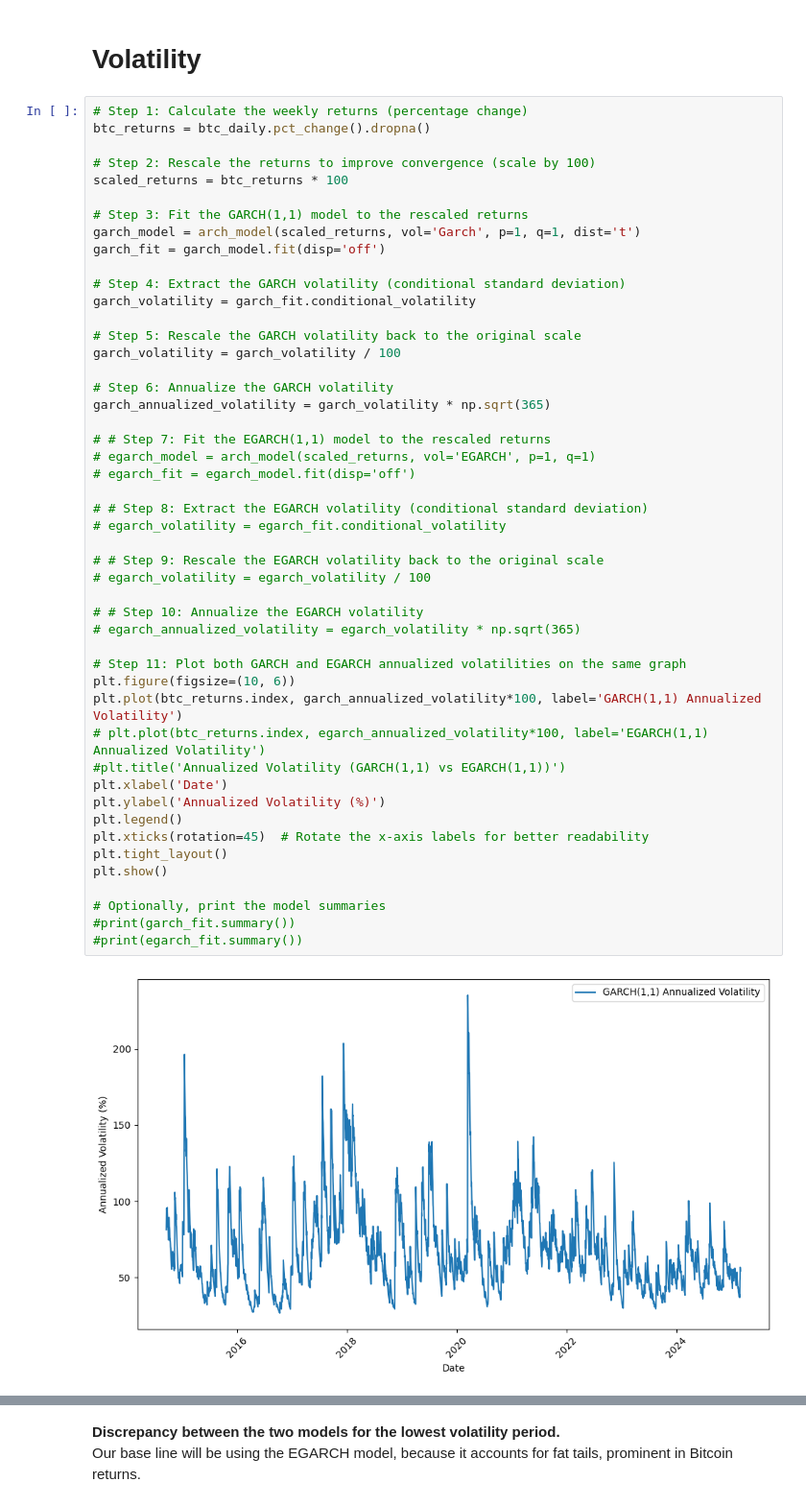
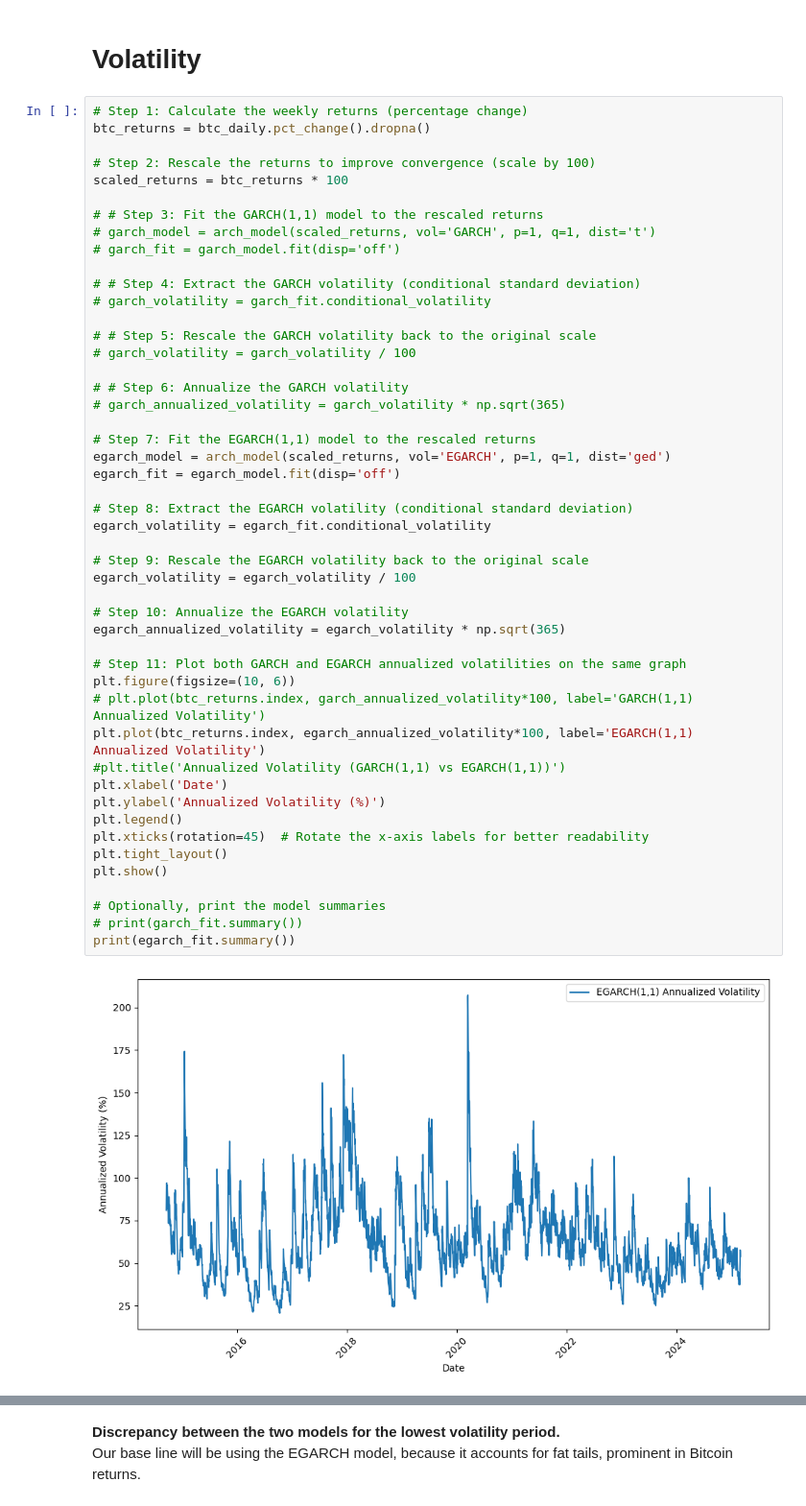
Before and after one commit to ugoescato/Applied-Master-Project, a Jupyter notebook: historical_analysis_daily.ipynb, the cells around one changed output, grey strips where cells are left out. Shown at 96% size. Saved outputs shown, nothing was run; the diff lists cells and outputs as text.

```diff
--- a/historical_analysis_daily.ipynb
+++ b/historical_analysis_daily.ipynb
@@ -103,50 +103,50 @@ plt.show()
 # %%
 # Step 1: Calculate the weekly returns (percentage change)
 btc_returns = btc_daily.pct_change().dropna()
 
 # Step 2: Rescale the returns to improve convergence (scale by 100)
 scaled_returns = btc_returns * 100
 
-# Step 3: Fit the GARCH(1,1) model to the rescaled returns
-garch_model = arch_model(scaled_returns, vol='Garch', p=1, q=1, dist='t')
-garch_fit = garch_model.fit(disp='off')
+# # Step 3: Fit the GARCH(1,1) model to the rescaled returns
+# garch_model = arch_model(scaled_returns, vol='GARCH', p=1, q=1, dist='t')
+# garch_fit = garch_model.fit(disp='off')
 
-# Step 4: Extract the GARCH volatility (conditional standard deviation)
-garch_volatility = garch_fit.conditional_volatility
+# # Step 4: Extract the GARCH volatility (conditional standard deviation)
+# garch_volatility = garch_fit.conditional_volatility
 
-# Step 5: Rescale the GARCH volatility back to the original scale
-garch_volatility = garch_volatility / 100
+# # Step 5: Rescale the GARCH volatility back to the original scale
+# garch_volatility = garch_volatility / 100
 
-# Step 6: Annualize the GARCH volatility
-garch_annualized_volatility = garch_volatility * np.sqrt(365)
+# # Step 6: Annualize the GARCH volatility
+# garch_annualized_volatility = garch_volatility * np.sqrt(365)
 
-# # Step 7: Fit the EGARCH(1,1) model to the rescaled returns
-# egarch_model = arch_model(scaled_returns, vol='EGARCH', p=1, q=1)
-# egarch_fit = egarch_model.fit(disp='off')
+# Step 7: Fit the EGARCH(1,1) model to the rescaled returns
+egarch_model = arch_model(scaled_returns, vol='EGARCH', p=1, q=1, dist='ged')
+egarch_fit = egarch_model.fit(disp='off')
 
-# # Step 8: Extract the EGARCH volatility (conditional standard deviation)
-# egarch_volatility = egarch_fit.conditional_volatility
+# Step 8: Extract the EGARCH volatility (conditional standard deviation)
+egarch_volatility = egarch_fit.conditional_volatility
 
-# # Step 9: Rescale the EGARCH volatility back to the original scale
-# egarch_volatility = egarch_volatility / 100
+# Step 9: Rescale the EGARCH volatility back to the original scale
+egarch_volatility = egarch_volatility / 100
 
-# # Step 10: Annualize the EGARCH volatility
-# egarch_annualized_volatility = egarch_volatility * np.sqrt(365)
+# Step 10: Annualize the EGARCH volatility
+egarch_annualized_volatility = egarch_volatility * np.sqrt(365)
 
 # Step 11: Plot both GARCH and EGARCH annualized volatilities on the same graph
 plt.figure(figsize=(10, 6))
-plt.plot(btc_returns.index, garch_annualized_volatility*100, label='GARCH(1,1) Annualized Volatility')
-# plt.plot(btc_returns.index, egarch_annualized_volatility*100, label='EGARCH(1,1) Annualized Volatility')
+# plt.plot(btc_returns.index, garch_annualized_volatility*100, label='GARCH(1,1) Annualized Volatility')
+plt.plot(btc_returns.index, egarch_annualized_volatility*100, label='EGARCH(1,1) Annualized Volatility')
 #plt.title('Annualized Volatility (GARCH(1,1) vs EGARCH(1,1))')
 plt.xlabel('Date')
 plt.ylabel('Annualized Volatility (%)')
 plt.legend()
 plt.xticks(rotation=45)  # Rotate the x-axis labels for better readability
 plt.tight_layout()
 plt.show()
 
 # Optionally, print the model summaries
-#print(garch_fit.summary())
-#print(egarch_fit.summary())
+# print(garch_fit.summary())
+print(egarch_fit.summary())
 # %% [output]
-[figure, old version]
+[figure, new version]
```
Also changed, not shown: parts of 2 cells of this notebook.
